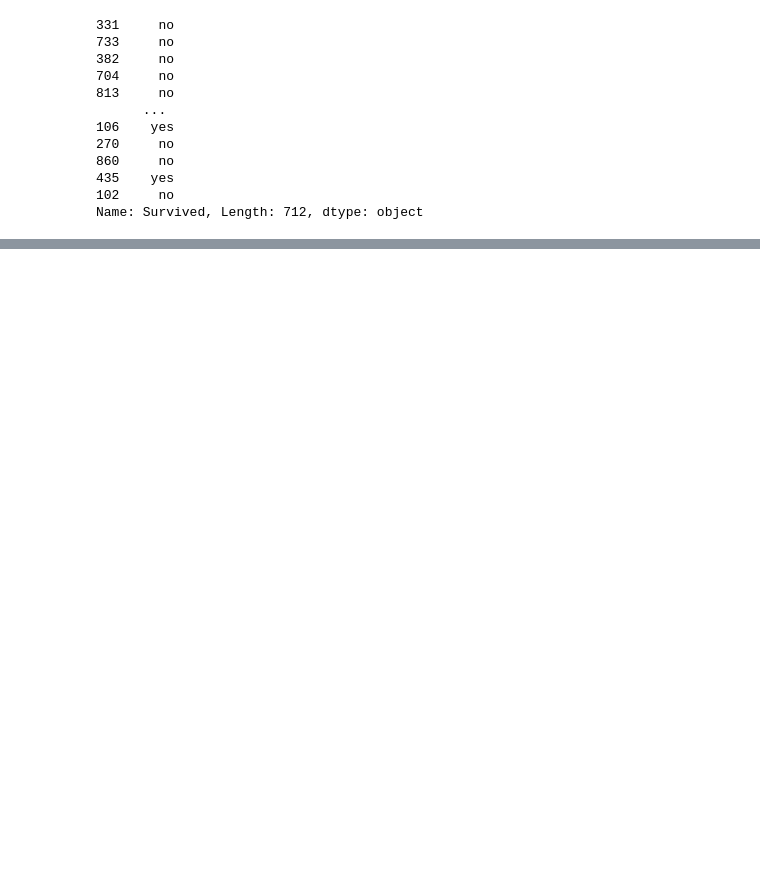
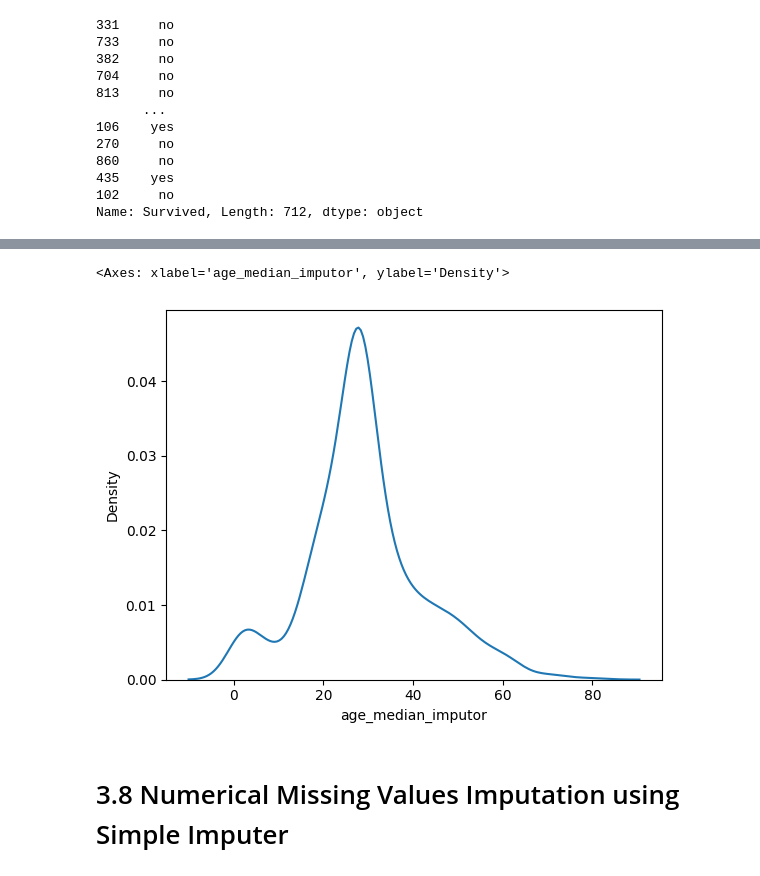
Before and after one commit to mohammadtuhin0/Phitron-Ai-Ml, a Jupyter notebook: Machine Learning/Week -1. EDA and Feature Engineering/Module 03. Starter, Train Test Split and Missing Value Handling.ipynb, the cells around one changed output, grey strips where cells are left out. Drawn from its saved outputs; the diff is of its cells as text; code cells hidden in the pictures; blank space fills up the shorter version.

```diff
--- a/Machine Learning/Week -1. EDA and Feature Engineering/Module 03. Starter, Train Test Split and Missing Value Handling.ipynb
+++ b/Machine Learning/Week -1. EDA and Feature Engineering/Module 03. Starter, Train Test Split and Missing Value Handling.ipynb
@@ -122,0 +250,7 @@ x_test
+# %%
+sns.kdeplot(data=X_train , x='age_median_imputor')
+# %% [output]
+<Axes: xlabel='age_median_imputor', ylabel='Density'>
+[figure, added]
+# %% [markdown]
+# 3.8 Numerical Missing Values Imputation using Simple Imputer
```
Also changed, not shown: parts of 29 cells of this notebook.
